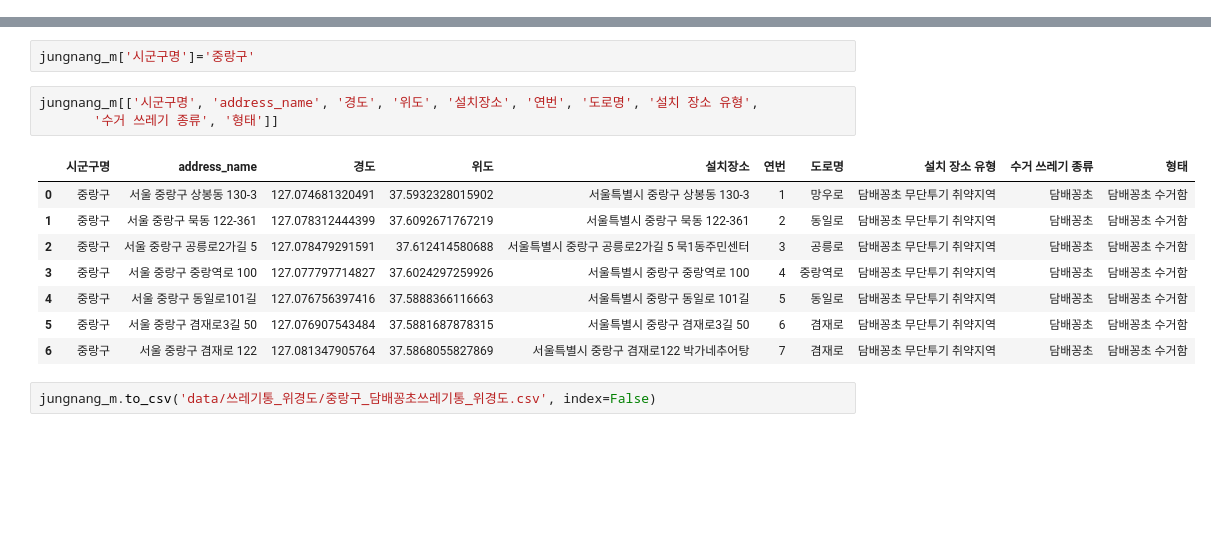
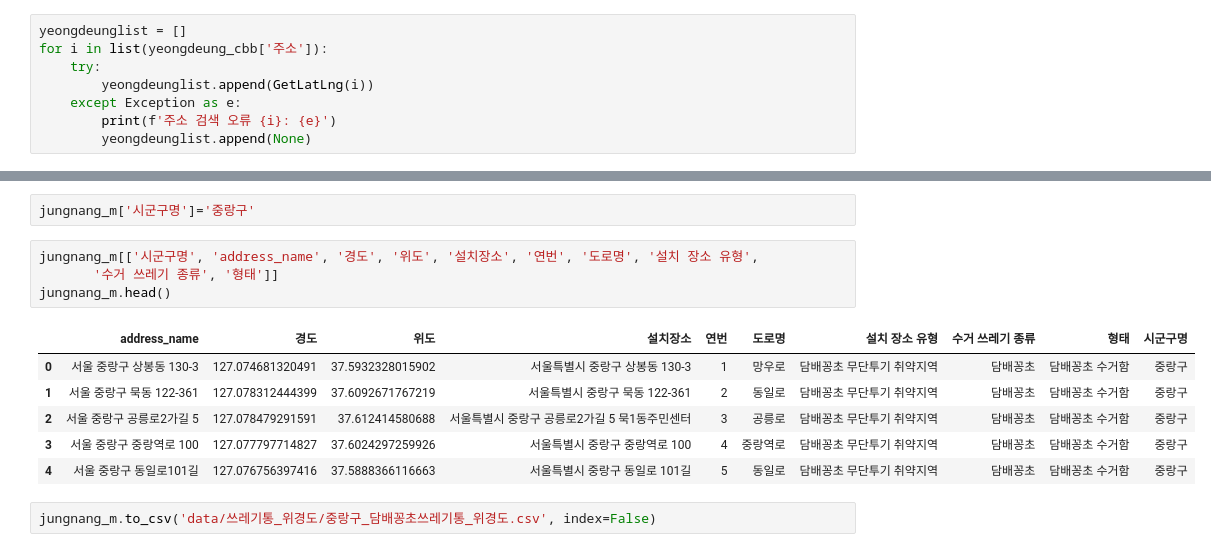
Before and after one commit to HyenC/CigaretteButtBins, a Jupyter notebook: 쓰레기통위경도매칭.ipynb, the cells around one changed output, grey strips where cells are left out. Drawn from its saved outputs; the diff is of its cells as text; blank space fills up the shorter version.

```diff
--- a/쓰레기통위경도매칭.ipynb
+++ b/쓰레기통위경도매칭.ipynb
@@ -680,6 +659,14 @@ yeongdeung_cbb.drop(yeongdeung_cbb[yeongdeung_cbb['주소']=='서울특별시
 # 주소 수정19 서울특별시 영등포구 경인로112길 4
 # 근사값 114가길 4
 yeongdeung_cbb.loc[yeongdeung_cbb['주소']=='서울특별시 영등포구 경인로112길 4', '주소'] = '서울특별시 영등포구 경인로114가길 4'
+# %%
+yeongdeunglist = []
+for i in list(yeongdeung_cbb['주소']):
+    try:
+        yeongdeunglist.append(GetLatLng(i))
+    except Exception as e:
+        print(f'주소 검색 오류 {i}: {e}')
+        yeongdeunglist.append(None)
 # %%
 yeongdeung_latlng = pd.DataFrame(yeongdeunglist)
 yeongdeung_latlng.columns = ['address_name', '경도', '위도', '주소']
@@ -835,15 +816,14 @@ jungnang_m['시군구명']='중랑구'
 # %%
 jungnang_m[['시군구명', 'address_name', '경도', '위도', '설치장소', '연번', '도로명', '설치 장소 유형',
        '수거 쓰레기 종류', '형태']]
+jungnang_m.head()
 # %% [output]
-|  | 시군구명 | address_name | 경도 | 위도 | 설치장소 | 연번 | 도로명 | 설치 장소 유형 | 수거 쓰레기 종류 | 형태 |
-| 0 | 중랑구 | 서울 중랑구 상봉동 130-3 | 127.074681320491 | 37.5932328015902 | 서울특별시 중랑구 상봉동 130-3 | 1 | 망우로 | 담배꽁초 무단투기 취약지역 | 담배꽁초 | 담배꽁초 수거함 |
-| 1 | 중랑구 | 서울 중랑구 묵동 122-361 | 127.078312444399 | 37.6092671767219 | 서울특별시 중랑구 묵동 122-361 | 2 | 동일로 | 담배꽁초 무단투기 취약지역 | 담배꽁초 | 담배꽁초 수거함 |
-| 2 | 중랑구 | 서울 중랑구 공릉로2가길 5 | 127.078479291591 | 37.612414580688 | 서울특별시 중랑구 공릉로2가길 5 묵1동주민센터 | 3 | 공릉로 | 담배꽁초 무단투기 취약지역 | 담배꽁초 | 담배꽁초 수거함 |
-| 3 | 중랑구 | 서울 중랑구 중랑역로 100 | 127.077797714827 | 37.6024297259926 | 서울특별시 중랑구 중랑역로 100 | 4 | 중랑역로 | 담배꽁초 무단투기 취약지역 | 담배꽁초 | 담배꽁초 수거함 |
-| 4 | 중랑구 | 서울 중랑구 동일로101길 | 127.076756397416 | 37.5888366116663 | 서울특별시 중랑구 동일로 101길 | 5 | 동일로 | 담배꽁초 무단투기 취약지역 | 담배꽁초 | 담배꽁초 수거함 |
-| 5 | 중랑구 | 서울 중랑구 겸재로3길 50 | 127.076907543484 | 37.5881687878315 | 서울특별시 중랑구 겸재로3길 50 | 6 | 겸재로 | 담배꽁초 무단투기 취약지역 | 담배꽁초 | 담배꽁초 수거함 |
-| 6 | 중랑구 | 서울 중랑구 겸재로 122 | 127.081347905764 | 37.5868055827869 | 서울특별시 중랑구 겸재로122 박가네추어탕 | 7 | 겸재로 | 담배꽁초 무단투기 취약지역 | 담배꽁초 | 담배꽁초 수거함 |
+|  | address_name | 경도 | 위도 | 설치장소 | 연번 | 도로명 | 설치 장소 유형 | 수거 쓰레기 종류 | 형태 | 시군구명 |
+| 0 | 서울 중랑구 상봉동 130-3 | 127.074681320491 | 37.5932328015902 | 서울특별시 중랑구 상봉동 130-3 | 1 | 망우로 | 담배꽁초 무단투기 취약지역 | 담배꽁초 | 담배꽁초 수거함 | 중랑구 |
+| 1 | 서울 중랑구 묵동 122-361 | 127.078312444399 | 37.6092671767219 | 서울특별시 중랑구 묵동 122-361 | 2 | 동일로 | 담배꽁초 무단투기 취약지역 | 담배꽁초 | 담배꽁초 수거함 | 중랑구 |
+| 2 | 서울 중랑구 공릉로2가길 5 | 127.078479291591 | 37.612414580688 | 서울특별시 중랑구 공릉로2가길 5 묵1동주민센터 | 3 | 공릉로 | 담배꽁초 무단투기 취약지역 | 담배꽁초 | 담배꽁초 수거함 | 중랑구 |
+| 3 | 서울 중랑구 중랑역로 100 | 127.077797714827 | 37.6024297259926 | 서울특별시 중랑구 중랑역로 100 | 4 | 중랑역로 | 담배꽁초 무단투기 취약지역 | 담배꽁초 | 담배꽁초 수거함 | 중랑구 |
+| 4 | 서울 중랑구 동일로101길 | 127.076756397416 | 37.5888366116663 | 서울특별시 중랑구 동일로 101길 | 5 | 동일로 | 담배꽁초 무단투기 취약지역 | 담배꽁초 | 담배꽁초 수거함 | 중랑구 |
 # %%
 jungnang_m.to_csv('data/쓰레기통_위경도/중랑구_담배꽁초쓰레기통_위경도.csv', index=False)
 # %% [markdown]
```
Also changed, not shown: parts of 16 cells of this notebook.
